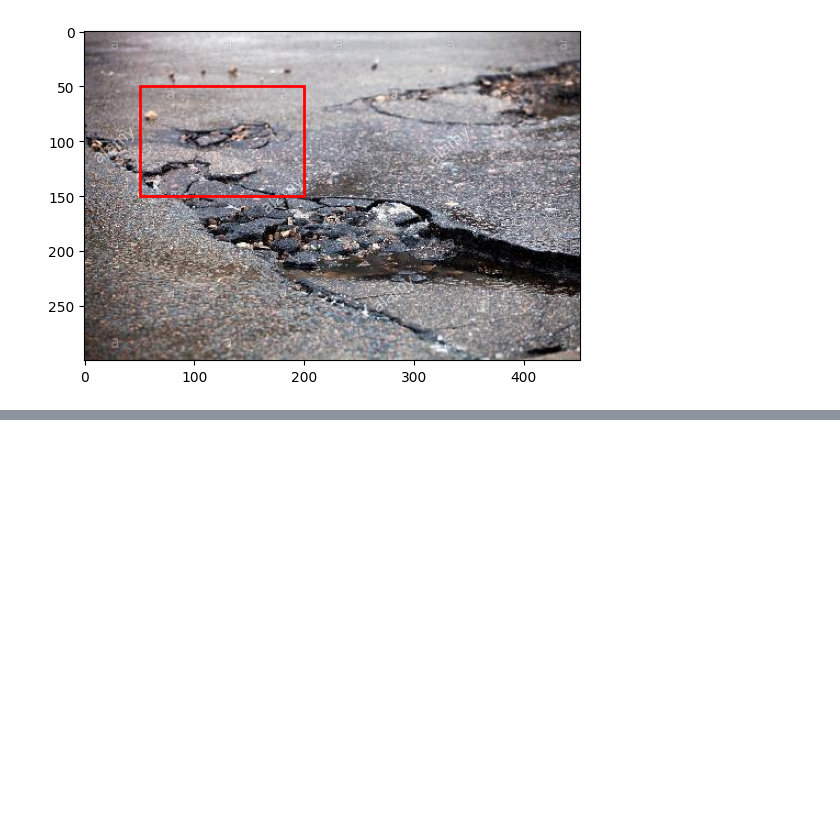
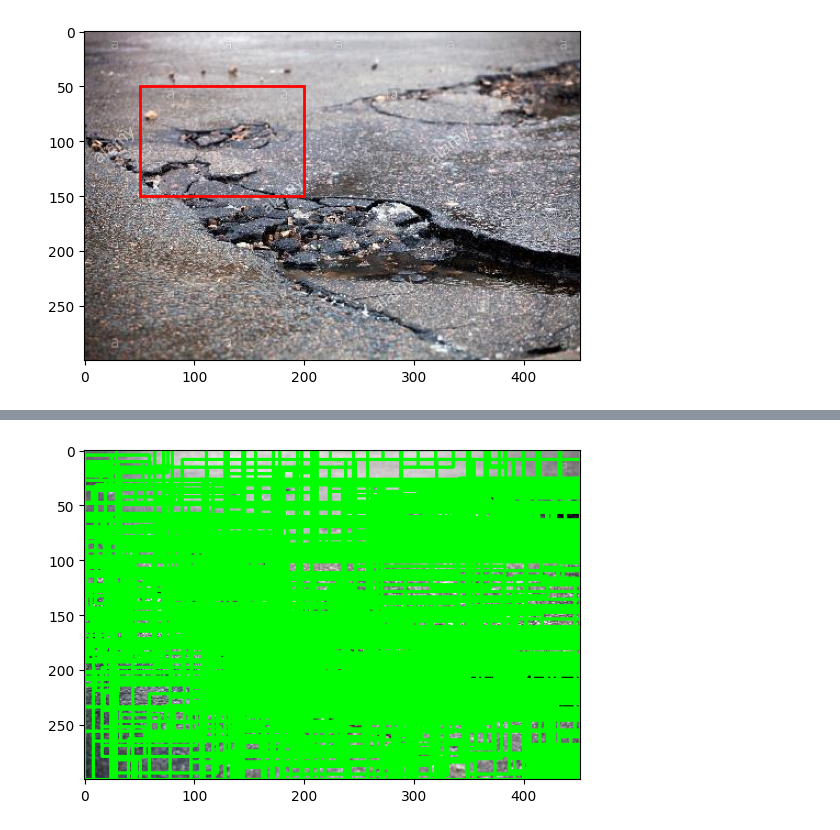
Before and after one commit to mklindtner/02516_pothole_w3, a Jupyter notebook: nb/mkl.ipynb, the cells around one changed output, grey strips where cells are left out. Cells and saved outputs as stored; diff of their text form; code cells hidden in the pictures; blank space fills up the shorter version.

```diff
--- a/nb/mkl.ipynb
+++ b/nb/mkl.ipynb
@@ -178,6 +169,6 @@ img: torch.Size([1, 3, 720, 720]), label: torch.Size([1, 2, 4])
 # %%
-def selective_search(image_path, method="fast"):
-    image = cv2.imread(image_path)
+def selective_search(image, method="fast"):
+    # image = cv2.imread(image_path)
     ss = cv2.ximgproc.segmentation.createSelectiveSearchSegmentation()
 
     ss.setBaseImage(image)
@@ -188,10 +179,3 @@ def selective_search(image_path, method="fast"):
         ss.switchToSelectiveSearchQuality()
     rects = ss.process()
     return rects
-
-# Load the image
-img_path = "/zhome/25/e/155273/Desktop/02516_dvcv/02516_pothole_w3/data/Potholes/annotated-images/img-631.jpg"  # Replace with the path to your actual image
-
-
-# Show the plot
-print(selective_search(img_path))
@@ -215,0 +461,17 @@ print(selective_search(img_path))
+# %%
+image, labels = next(iter(train_loader))
+image = image.squeeze().permute(1, 2, 0).numpy()
+labels = labels.squeeze().numpy()
+
+image = cv2.imread("data/Potholes/annotated-images/img-631.jpg")
+all_proposals = selective_search(image, method="fast")
+
+
+image = cv2.imread("data/Potholes/annotated-images/img-631.jpg")
+for (x,y,w,h) in all_proposals:
+    cv2.rectangle(image, (x,y), (x+w,y+h), (0,255,0), 2)
+
+plt.imshow(image)
+plt.show()
+# %% [output]
+[figure, added]
```
Also changed, not shown: parts of 18 cells of this notebook.
